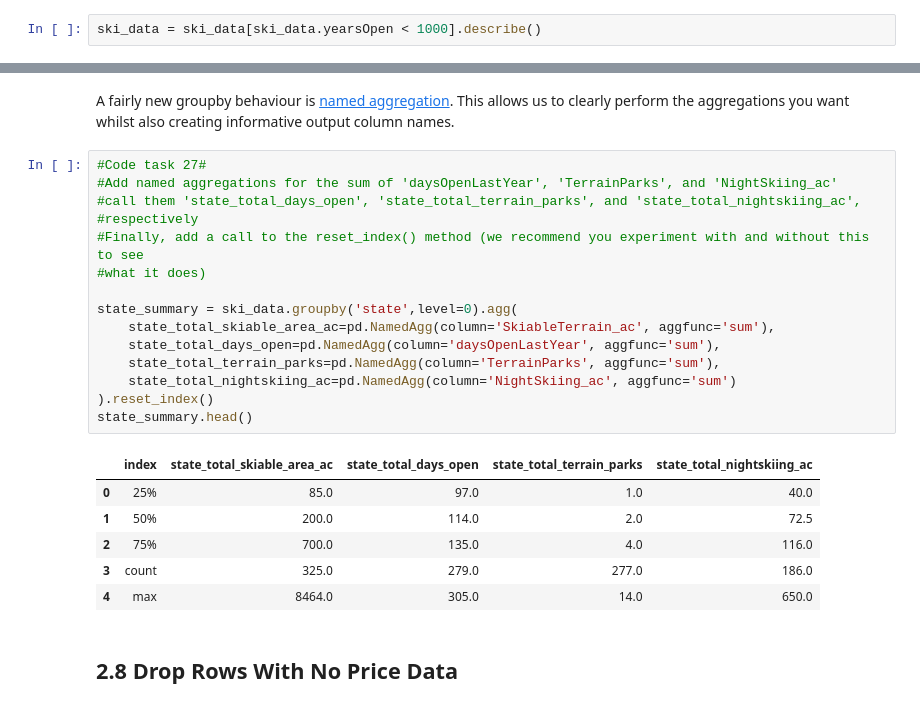
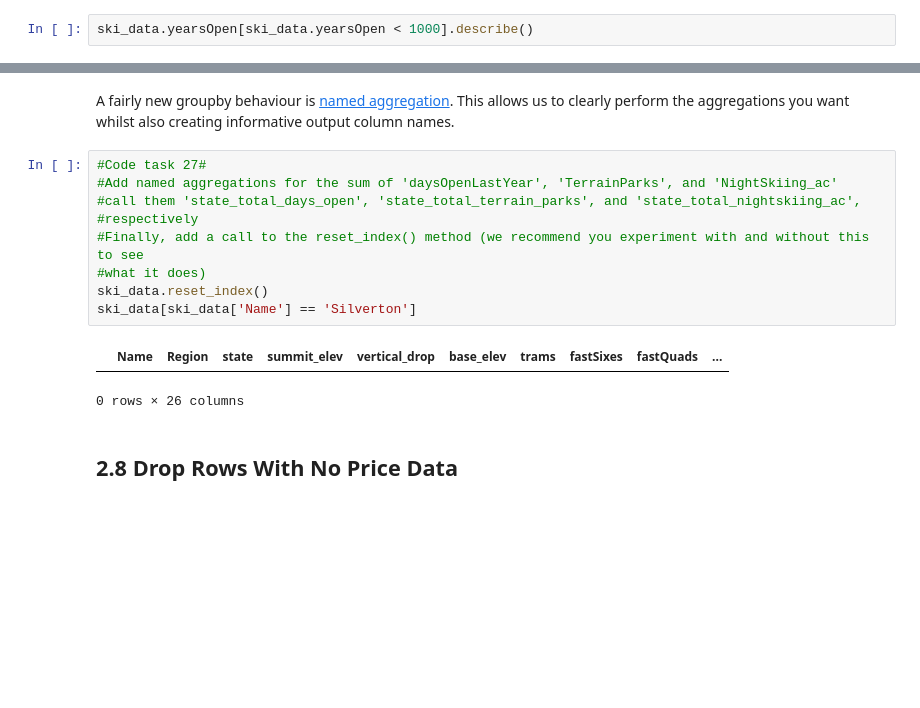
Before and after one commit to springboard-curriculum/DataScienceGuidedCapstone, a Jupyter notebook: Notebooks/02_data_wrangling.ipynb, the cells around one changed output, grey strips where cells are left out. Drawn from its saved outputs; the diff is of its cells as text; blank space fills up the shorter version.

```diff
--- a/Notebooks/02_data_wrangling.ipynb
+++ b/Notebooks/02_data_wrangling.ipynb
@@ -675,4 +654,4 @@ The above distribution of years seems entirely plausible, including the 104 year
 # %% [markdown]
 Let's review the summary statistics for the years under 1000.
 # %%
-ski_data = ski_data[ski_data.yearsOpen < 1000].describe()
+ski_data.yearsOpen[ski_data.yearsOpen < 1000].describe()
@@ -704,25 +693,15 @@ A fairly new groupby behaviour is [named aggregation](https://pandas-docs.github
 # %%
 #Code task 27#
 #Add named aggregations for the sum of 'daysOpenLastYear', 'TerrainParks', and 'NightSkiing_ac'
 #call them 'state_total_days_open', 'state_total_terrain_parks', and 'state_total_nightskiing_ac',
 #respectively
 #Finally, add a call to the reset_index() method (we recommend you experiment with and without this to see
 #what it does)
-
-state_summary = ski_data.groupby('state',level=0).agg(
-    state_total_skiable_area_ac=pd.NamedAgg(column='SkiableTerrain_ac', aggfunc='sum'),
-    state_total_days_open=pd.NamedAgg(column='daysOpenLastYear', aggfunc='sum'),
-    state_total_terrain_parks=pd.NamedAgg(column='TerrainParks', aggfunc='sum'),
-    state_total_nightskiing_ac=pd.NamedAgg(column='NightSkiing_ac', aggfunc='sum')
-).reset_index()
-state_summary.head()
+ski_data.reset_index()
+ski_data[ski_data['Name'] == 'Silverton']
 # %% [output]
-|  | index | state_total_skiable_area_ac | state_total_days_open | state_total_terrain_parks | state_total_nightskiing_ac |
-| 0 | 25% | 85.0 | 97.0 | 1.0 | 40.0 |
-| 1 | 50% | 200.0 | 114.0 | 2.0 | 72.5 |
-| 2 | 75% | 700.0 | 135.0 | 4.0 | 116.0 |
-| 3 | count | 325.0 | 279.0 | 277.0 | 186.0 |
-| 4 | max | 8464.0 | 305.0 | 14.0 | 650.0 |
+|  | Name | Region | state | summit_elev | vertical_drop | base_elev | trams | fastSixes | fastQuads | ... |
+0 rows × 26 columns
 # %% [markdown]
 ## 2.8 Drop Rows With No Price Data<a id='2.8_Drop_Rows_With_No_Price_Data'></a>
 # %% [markdown]
```
Also changed, not shown: parts of 16 cells of this notebook.
